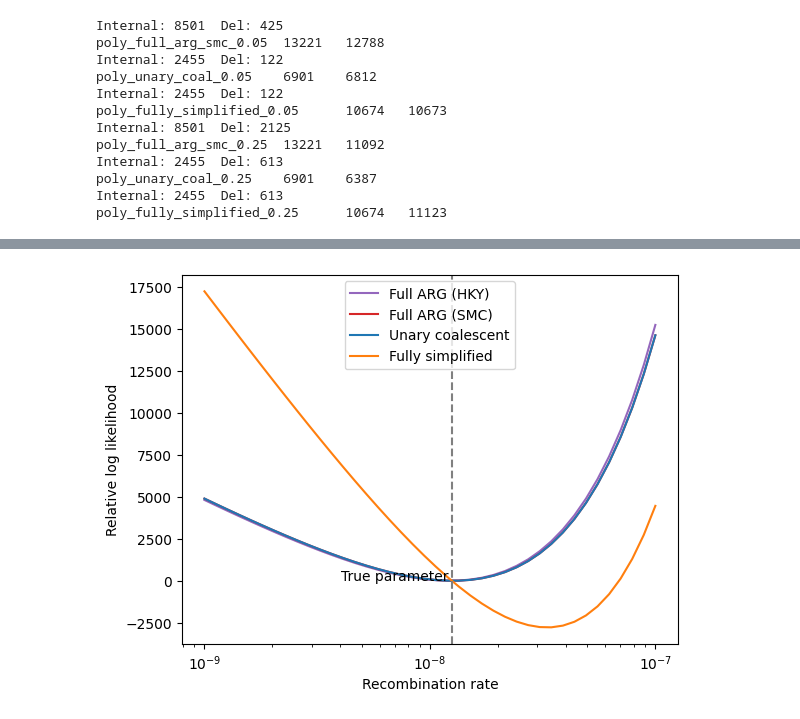
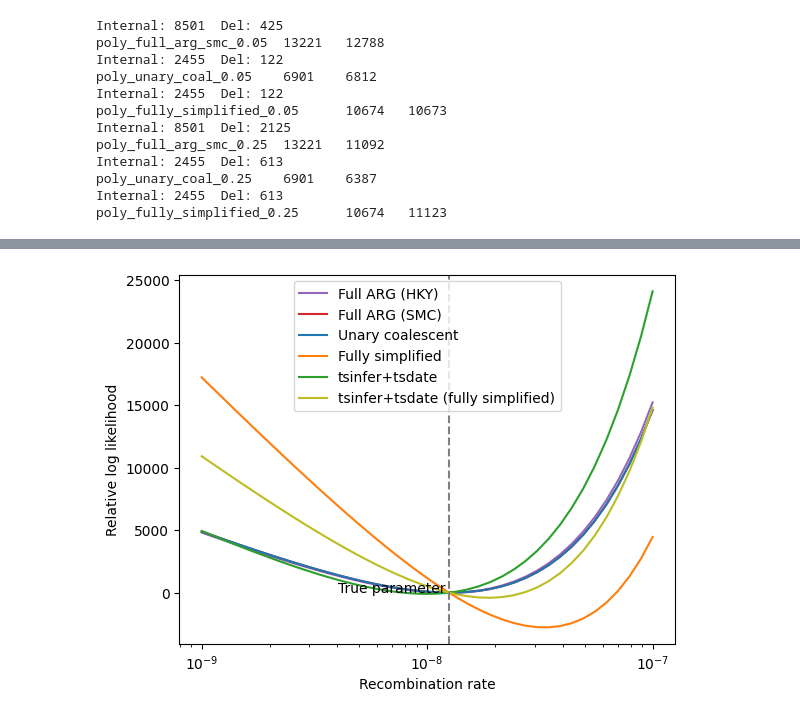
Before and after one commit to petrelharp/smc-bit-paper, a Jupyter notebook: figures/generate-figs/likelihood_surface.ipynb, the cells around one changed output, grey strips where cells are left out. Cells and saved outputs as stored; diff of their text form; code cells hidden in the pictures.

Commit message:
Add results for tsinfer+tsdate

```diff
--- a/figures/generate-figs/likelihood_surface.ipynb
+++ b/figures/generate-figs/likelihood_surface.ipynb
@@ -150,0 +176,3 @@ poly_fully_simplified_0.25      10674   11123
+# %%
+tsi_ts_dated = tsdate.date(tsi_ts, mutation_rate=MU, allow_unary=True)
+tsi_ts_dated
@@ -150,0 +181,3 @@ poly_fully_simplified_0.25      10674   11123
+# %%
+tsi_ts_dated_fs = tsdate.date(tsi_ts.simplify(), mutation_rate=MU)
+tsi_ts_dated_fs
@@ -150,0 +186,3 @@ poly_fully_simplified_0.25      10674   11123
+# %%
+inputs["tsinfer_tsdate"] = tsi_ts_dated
+inputs["tsinfer_fs_tsdate"] = tsi_ts_dated_fs
@@ -151,6 +191,6 @@ poly_fully_simplified_0.25      10674   11123
 # %%
 poly_data = []
-for key, ts in poly_inputs.items():
+for key, ts in {**inputs, **poly_inputs}.items():
     #arity = np.zeros(ts.num_trees)
     #poly_count = np.zeros(ts.num_trees)
     leaves = np.zeros(ts.num_trees)
@@ -164,6 +204,8 @@ for key, ts in poly_inputs.items():
         unary[tree.index] = np.sum(num_children == 1)
         binary[tree.index] = np.sum(num_children == 2)
         poly[tree.index] = np.sum(num_children > 2)
+    # Note: means are slightly off here for tsinfer'd ones because the
+    # first and last trees are missing data
     poly_data.append({"name": key, "leaves": np.mean(leaves),
                       "unary": np.mean(unary),
                       "binary": np.mean(binary),
@@ -225,31 +272,36 @@ for col in list(df_rat):
 # %%
 colours = {
     "full_arg_smc": "tab:red",
     "unary_coal": "tab:blue",
     "fully_simplified": "tab:orange",
     "full_arg_hudson": "tab:purple",
+    "tsinfer_tsdate": "tab:green",
+    "tsinfer_fs_tsdate": "tab:olive",
+
 }
 titles = {
     "full_arg_smc": "Full ARG (SMC)",
     "unary_coal": "Unary coalescent",
     "fully_simplified": "Fully simplified",
     "full_arg_hudson": "Full ARG (HKY)",
+    "tsinfer_tsdate": "tsinfer+tsdate",
+    "tsinfer_fs_tsdate": "tsinfer+tsdate (fully simplified)",
 }
 
 def finish_plot():
     plt.annotate("True parameter", xy=(REC, 1.1), xytext=(-80, 0), textcoords="offset points")
     plt.axvline(REC, linestyle='dashed', color="grey")
     plt.xlabel("Recombination rate")
     plt.ylabel("Relative log likelihood")
 
 x = df_rat.index
 for col in [col for col in df if not col.startswith("poly")]:
     line = plt.semilogx(x, df_rat[col], label=titles[col], color=colours[col])
 
 finish_plot()
 plt.legend();
 # %% [output]
-[figure, old version]
+[figure, new version]
 # %%
 import matplotlib.lines as mlines
 
```
Also changed, not shown: parts of 15 cells of this notebook, 5 other files.
